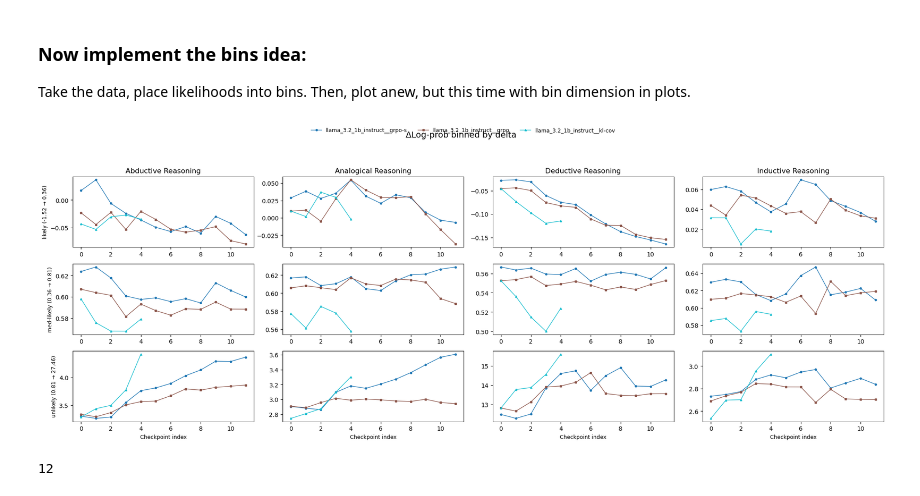
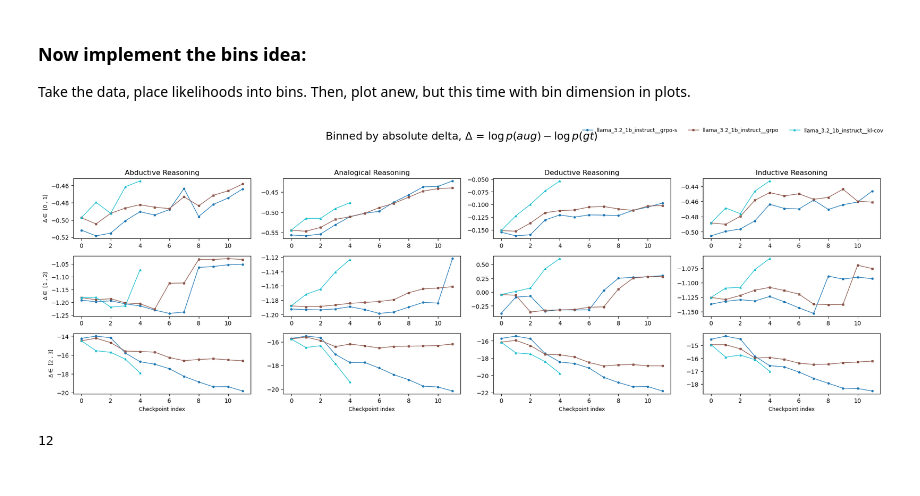
Before and after one commit to rfechner/verl, a Jupyter notebook: workspace/plots/exp03_exp06_vizualizations_delta_logprobs_bins.ipynb, the cells around one changed output. Saved outputs shown, nothing was run; the diff lists cells and outputs as text; code cells hidden in the pictures.

```diff
--- a/workspace/plots/exp03_exp06_vizualizations_delta_logprobs_bins.ipynb
+++ b/workspace/plots/exp03_exp06_vizualizations_delta_logprobs_bins.ipynb
@@ -325,8 +322,8 @@ def collect_data_new_schema(paths: list[str]) -> dict:
                 other_rows = group_df[group_df['behaviour_type'] != 'anchor']
 
                 # subtract others from anchor
-                lpdelta = anchor_row['lpmean'].to_numpy() - other_rows['lpmean'].to_numpy()
-                entdelta = anchor_row['lpmean'].to_numpy() - other_rows['entmean'].to_numpy()
+                lpdelta =  other_rows['lpmean'].to_numpy() - anchor_row['lpmean'].to_numpy()
+                entdelta = other_rows['entmean'].to_numpy() - anchor_row['lpmean'].to_numpy()
 
                 for bt, l, e, base in zip(other_rows['behaviour_type'], lpdelta, entdelta, other_rows['lpmean']):
                     rows.append({'behaviour_type': bt, 'lp': l, 'e': e})
@@ -458,8 +481,8 @@ def plot_bin(data: dict, by: Literal['base_likelihood', 'delta'] = 'delta',
     plt.show()
 # %%
-plot_bin(data, by='delta', n_bins=3)
+plot_bin(data, by='delta')
 # %% [output]
-[figure, old version]
+[figure, new version]
 # %%
 ### For class "Decomposition" : take some samples from the likelihood bins and look at whether likelihoods correlate with
 # my undertanding of whether the behaviour is applicable...
```
Also changed, not shown: parts of 3 cells of this notebook, 6 other files.
